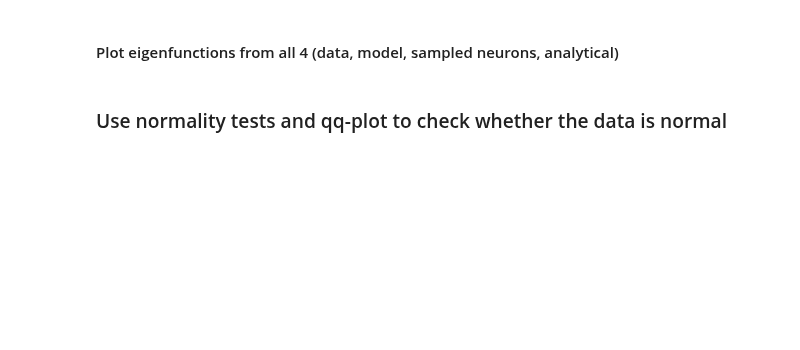
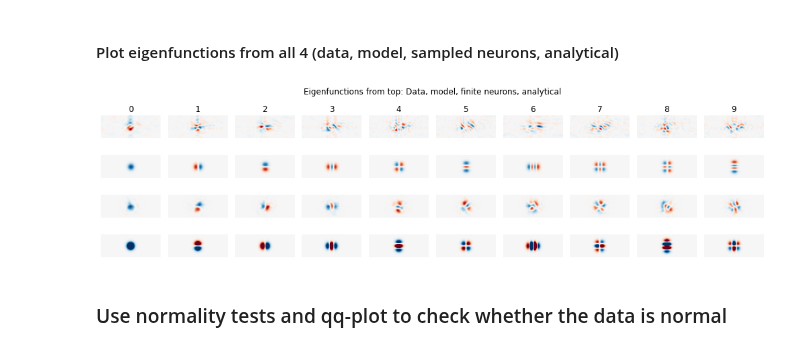
Before and after one commit to BruntonUWBio/structured-random-features, a Jupyter notebook: notebooks/reports/2.0-bp-V1-DHT-covariance_analysis.ipynb, the cells around one changed output. Drawn from its saved outputs; the diff is of its cells as text; code cells hidden in the pictures; blank space fills up the shorter version.

```diff
--- a/notebooks/reports/2.0-bp-V1-DHT-covariance_analysis.ipynb
+++ b/notebooks/reports/2.0-bp-V1-DHT-covariance_analysis.ipynb
@@ -134,8 +144,8 @@ cov_sampled_neurons_fine *= (cov_sampled_neurons_fine.shape[0] / np.trace(cov_sa
 # %%
 # generate eigenfunctions and eigenvalues from the covariance matrices
 eval_data, evec_data = la.eigh(cov_data)
-eval_model, evec_model = la.eigh(cov_model_fine)
-eval_sampled_neurons, evec_sampled_neurons = la.eigh(cov_sampled_neurons_fine)
+eval_model, evec_model = la.eigh(cov_model)
+eval_sampled_neurons, evec_sampled_neurons = la.eigh(cov_sampled_neurons)
 # %% [markdown]
 #### define the analytical form of the eigenfunctions and eigenvalues
 # %%
@@ -206,29 +221,31 @@ print('Sampled neurons: %d evecs explain %0.2f variance' % (t, np.sum(eval_sampl
 # %%
 # plot eigenfunctions from all 4 (data, model, finite sample, analytical)
 fig = plt.figure(figsize=(14, 4))
 plt.suptitle('Eigenfunctions from top: Data, model, finite neurons, analytical')
 for i in range(10):
     ax = fig.add_subplot(4, 10, i + 1)
     plt.imshow(evec_data[:, - i-1].reshape(dim), cmap='RdBu')
     plt.title(i)
-    plt.clim(-0.4, 0.4)
+    plt.clim(-0.2, 0.2)
     plt.axis('off')
 
     ax = fig.add_subplot(4, 10, 10 + i + 1)
-    plt.imshow(evec_model[:, -i-1].reshape(dim[0] * 2, dim[1] * 2), cmap='RdBu')
+    plt.imshow(evec_model[:, -i-1].reshape(dim[0], dim[1]), cmap='RdBu')
     plt.clim(-0.2, 0.2)
     plt.axis('off')
 
     ax = fig.add_subplot(4, 10, 20 + i + 1)
-    plt.imshow(evec_sampled_neurons[:,  - i - 1].reshape(dim[0] * 2, dim[1] * 2), cmap='RdBu')
+    plt.imshow(evec_sampled_neurons[:,  - i - 1].reshape(dim[0], dim[1]), cmap='RdBu')
     plt.clim(-0.2, 0.2)
     plt.axis('off')
 
     ax = fig.add_subplot(4, 10, 30 + i + 1)
     plt.imshow(evec_anal[i].reshape(dim[0] * 10, dim[1] * 10), cmap='RdBu')
     plt.clim(-0.3, 0.3)
     plt.axis('off')
 
 plt.tight_layout()
 plt.subplots_adjust(top=0.9)
 # plt.savefig('reports/figures/cov_mat_eigvecs_Marius_DHT.pdf')
+# %% [output]
+[figure, added]
```
Also changed, not shown: parts of 7 cells of this notebook, 15 other files.
